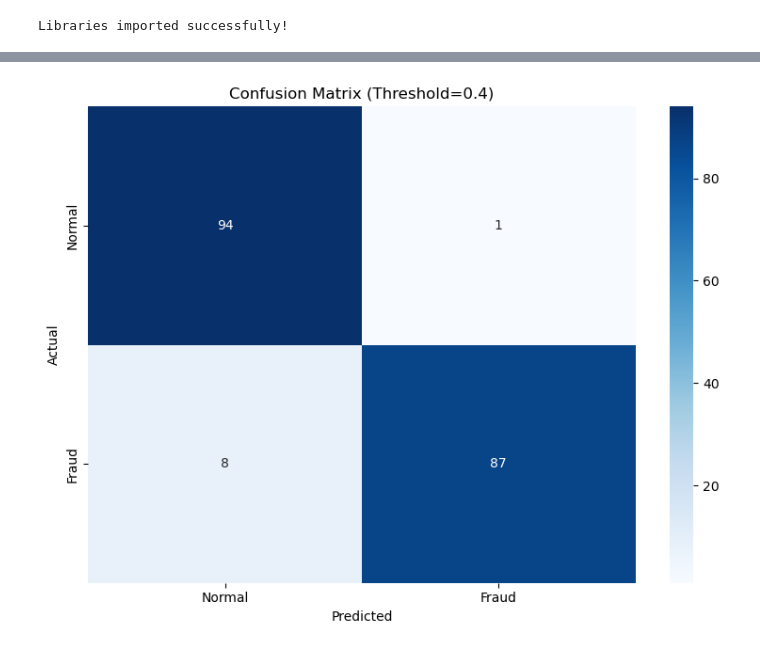
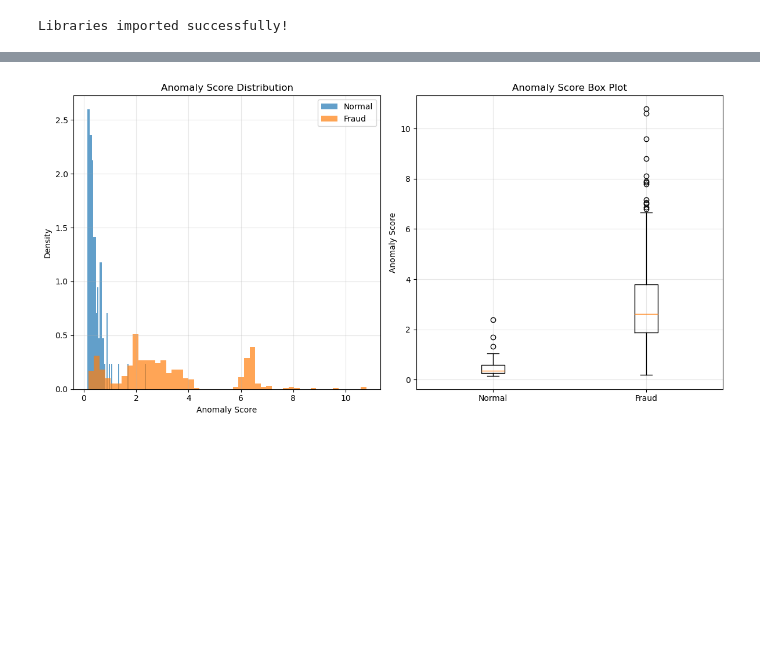
Before and after one commit to nonadiary/quantum-autoencoder-fraud-detection, a Jupyter notebook: RF.ipynb, the cells around one changed output, grey strips where cells are left out. Cells and saved outputs as stored; diff of their text form; code cells hidden in the pictures; blank space fills up the shorter version.

```diff
--- a/RF.ipynb
+++ b/RF.ipynb
@@ -70,6 +91,6 @@ Test set: (190, 30)
 # %%
 # ==========================================
-# Configuration
+# Configuration for Anomaly Detection
 # ==========================================
 
 # TRAINING CONFIGURATION
@@ -79,12 +100,19 @@ TRAINING_CONFIG = {
     'min_samples_split': 2,       # Minimum samples required to split a node
     'min_samples_leaf': 1,        # Minimum samples required at a leaf node
     'bootstrap': True,            # Whether bootstrap samples are used
-    'criterion': 'gini',          # Function to measure quality of a split
-    'class_weight': 'balanced',   # Weights for classes (useful for imbalanced datasets)
+    'criterion': 'squared_error', # For regression to get continuous scores
     'random_state': 42,           # Seed for reproducibility
     'n_jobs': -1                  # Use all available cores
 }
 
+# ANOMALY DETECTION CONFIGURATION
+ANOMALY_CONFIG = {
+    'contamination_rate': 0.1,    # Expected fraction of anomalies in test set
+    'distance_metric': 'euclidean',  # Distance metric for anomaly scoring
+    'use_leaf_distance': True     # Use leaf node distances for scoring
+}
+
 print(f"\nTraining Configuration: {TRAINING_CONFIG}")
+print(f"Anomaly Detection Configuration: {ANOMALY_CONFIG}")
 print("="*80)
 # %% [output]
@@ -299,16 +472,16 @@ Confusion Matrix at threshold=0.4:
 # %%
-# ROC 곡선 시각화
-def plot_roc_curve(y_test, y_scores, title="ROC Curve"):
+# 이상치 탐지 결과 시각화
+def plot_anomaly_detection_roc_curve(y_test, anomaly_scores, title="Anomaly Detection ROC Curve"):
     """
-    ROC 곡선을 시각화하는 함수
+    이상치 탐지 ROC 곡선을 시각화하는 함수
 
     Args:
         y_test: 실제 레이블
-        y_scores: 예측 확률 또는 점수
+        anomaly_scores: 이상치 점수
         title: 그래프 제목
     """
-    fpr, tpr, thresholds = roc_curve(y_test, y_scores)
-    roc_auc = roc_auc_score(y_test, y_scores)
+    fpr, tpr, thresholds = roc_curve(y_test, anomaly_scores)
+    roc_auc = roc_auc_score(y_test, anomaly_scores)
 
     plt.figure(figsize=(10, 8))
     plt.plot(fpr, tpr, color='darkorange', lw=2,
@@ -323,8 +496,41 @@ def plot_roc_curve(y_test, y_scores, title="ROC Curve"):
     plt.grid(True)
     plt.show()
 
-# 혼동 행렬 시각화
-def plot_confusion_matrix(y_true, y_pred, labels=None, title="Confusion Matrix"):
+def plot_anomaly_score_distribution(anomaly_scores, y_test, title="Anomaly Score Distribution"):
+    """
+    이상치 점수 분포를 시각화하는 함수
+
+    Args:
+        anomaly_scores: 이상치 점수
+        y_test: 실제 레이블
+        title: 그래프 제목
+    """
+    normal_scores = anomaly_scores[y_test == 0]
+    fraud_scores = anomaly_scores[y_test == 1]
+
+    plt.figure(figsize=(12, 6))
+
+    # 히스토그램
+    plt.subplot(1, 2, 1)
+    plt.hist(normal_scores, bins=50, alpha=0.7, label='Normal', density=True)
+    plt.hist(fraud_scores, bins=50, alpha=0.7, label='Fraud', density=True)
+    plt.xlabel('Anomaly Score')
+    plt.ylabel('Density')
+    plt.title('Anomaly Score Distribution')
+    plt.legend()
+    plt.grid(True, alpha=0.3)
+
+    # 박스 플롯
+    plt.subplot(1, 2, 2)
+    plt.boxplot([normal_scores, fraud_scores], labels=['Normal', 'Fraud'])
+    plt.ylabel('Anomaly Score')
+    plt.title('Anomaly Score Box Plot')
+    plt.grid(True, alpha=0.3)
+
+    plt.tight_layout()
+    plt.show()
+
+def plot_anomaly_confusion_matrix(y_true, y_pred, labels=None, title="Confusion Matrix"):
     """
     혼동 행렬을 시각화하는 함수
 
@@ -346,14 +552,24 @@ def plot_confusion_matrix(y_true, y_pred, labels=None, title="Confusion Matrix")
     plt.tight_layout()
     plt.show()
 
-# ROC 곡선과 최적 임계값에서의 혼동 행렬 시각화
-if 'error' not in results['rf'] and 'evaluation' in results['rf']:
+# 시각화 (학습과 평가가 성공적으로 완료된 경우)
+if ('error' not in results['rf_anomaly'] and
+    'anomaly_scores' in results['rf_anomaly'] and
+    'evaluation' in results['rf_anomaly']):
+
+    anomaly_scores = results['rf_anomaly']['anomaly_scores']
+    evaluation = results['rf_anomaly']['evaluation']
+
     # ROC 곡선
-    y_scores = results['rf']['model'].predict_proba(X_test)[:, 1]
-    plot_roc_curve(y_test, y_scores, title='Random Forest ROC Curve')
+    plot_anomaly_detection_roc_curve(y_test, anomaly_scores,
+                                   title='Random Forest Anomaly Detection ROC Curve')
+
+    # 이상치 점수 분포
+    plot_anomaly_score_distribution(anomaly_scores, y_test)
 
     # 최적 임계값에서의 혼동 행렬
-    best_threshold = results['rf']['evaluation']['best_threshold']
-    y_pred = (y_scores >= best_threshold).astype(int)
-    plot_confusion_matrix(y_test, y_pred, title=f"Confusion Matrix (Threshold={best_threshold:.1f})")
+    best_threshold = evaluation['best_threshold']
+    y_pred = (anomaly_scores >= best_threshold).astype(int)
+    plot_anomaly_confusion_matrix(y_test, y_pred,
+                                title=f"Confusion Matrix (Threshold={best_threshold:.4f})")
 # %% [output]
@@ -364 +577 @@ if 'error' not in results['rf'] and 'evaluation' in results['rf']:
-[figure, old version]
+[figure, new version]
```
Also changed, not shown: parts of 9 cells of this notebook, 3 other files.
